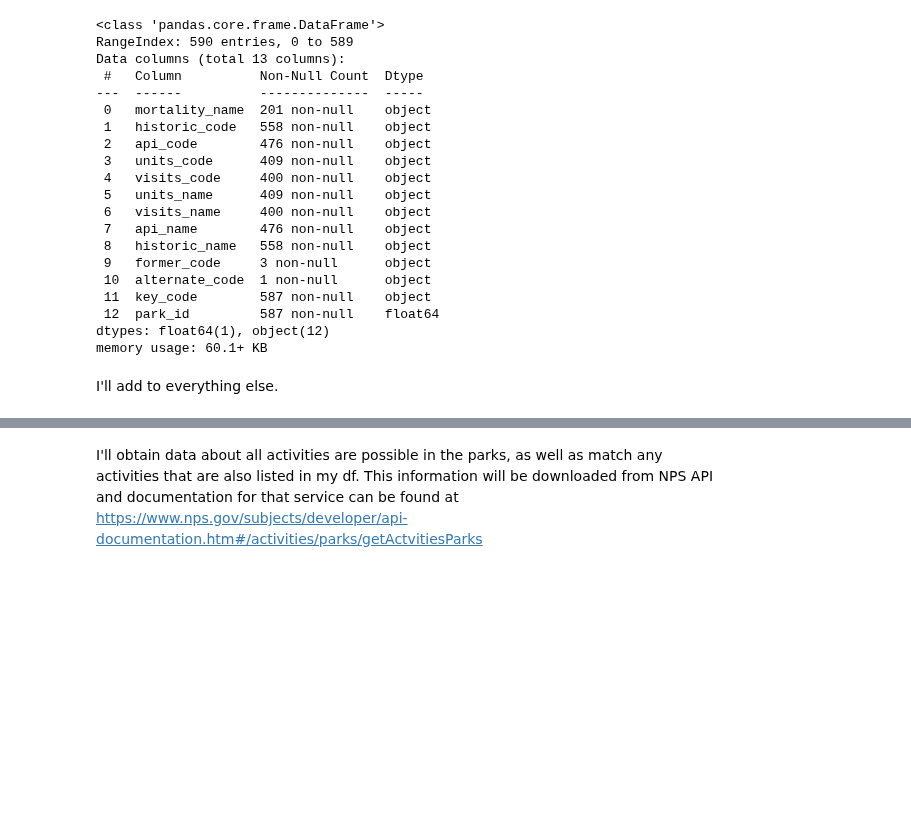
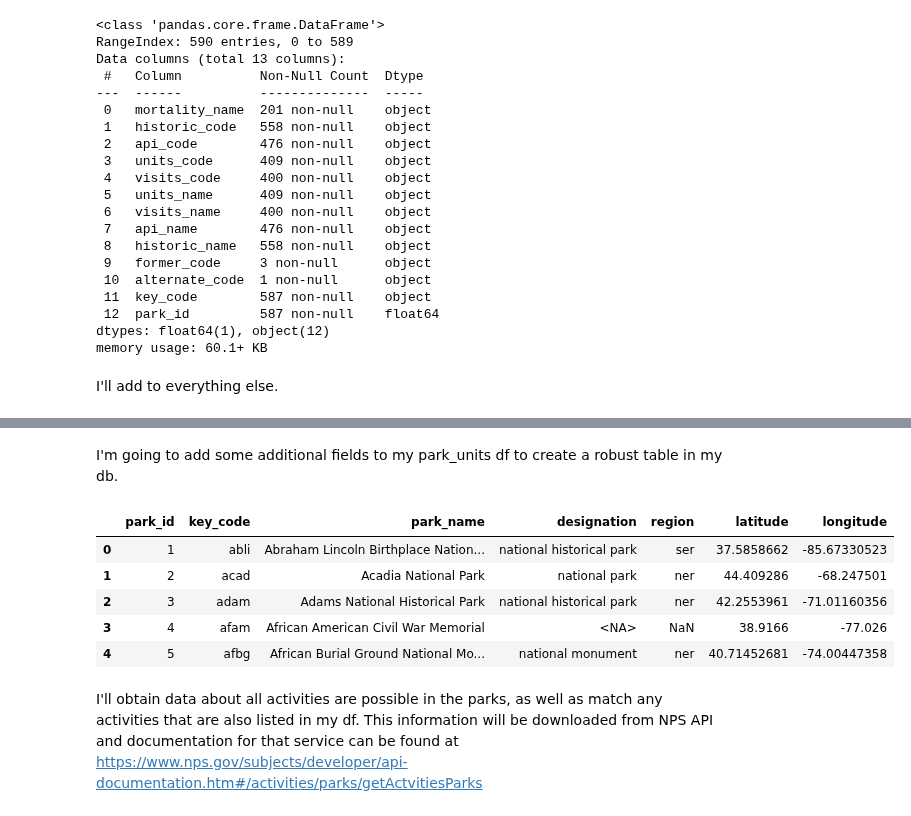
Before and after one commit to jeccalong/NPS_Mortality_Analysis, a Jupyter notebook: Notebooks/aquisitionAndCleaning.ipynb, the cells around one changed output, grey strips where cells are left out. Cells and saved outputs as stored; diff of their text form; code cells hidden in the pictures; blank space fills up the shorter version.

```diff
--- a/Notebooks/aquisitionAndCleaning.ipynb
+++ b/Notebooks/aquisitionAndCleaning.ipynb
@@ -2031,7 +2063,7 @@ df_visits.head(1)
 | 0 | 1 | 0 | 4960 | abli | abraham lincoln birthplace nhp | 2007 | Abraham Lincoln Birthplace NHP | ... |
 # %%
 #units
-df_units['park_id'] = df_units['units_code'].map(park_id_map)
+df_units['park_id'] = df_units['units_code'].map(park_id_map).astype('Int64')
 
 df_units.head(1)
 # %% [output]
@@ -2047,0 +2080,5 @@ df_historic_codes.head(1)
+# %%
+#API
+df_api_codes['park_id'] = df_api_codes['api_code'].map(park_id_map).astype('Int64')
+
+df_api_codes.head(1)
@@ -2048,3 +2088,51 @@ df_historic_codes.head(1)
+# %% [markdown]
+I'm going to add some additional fields to my park_units df to create a robust table in my db.
+# %%
+# Deduplicate source dataframes before merging
+df_api_codes_unique = df_api_codes[['park_id', 'original_api_name', 'designation', 'latitude', 'longitude']].drop_duplicates(subset='park_id')
+df_units_unique = df_units[['park_id', 'region']].drop_duplicates(subset='park_id')
+
+# Merge with df_api_codes to add name, designation, lat/lon
+df_park_units = df_park_units.merge(
+    df_api_codes_unique,
+    on='park_id',
+    how='left'
+)
+
+# Merge with df_units to add region
+df_park_units = df_park_units.merge(
+    df_units_unique,
+    on='park_id',
+    how='left'
+)
+
+# Rename original_api_name to park_name
+df_park_units = df_park_units.rename(columns={
+    'original_api_name': 'park_name'
+})
+
+# Ensure park_id stays as integer
+df_park_units['park_id'] = df_park_units['park_id'].astype('Int64')
+
+# Reorder columns
+df_park_units = df_park_units[[
+    'park_id',
+    'key_code',
+    'park_name',
+    'designation',
+    'region',
+    'latitude',
+    'longitude'
+]]
+
+df_park_units.head()
+# %% [output]
+|  | park_id | key_code | park_name | designation | region | latitude | longitude |
+| 0 | 1 | abli | Abraham Lincoln Birthplace Nation... | national historical park | ser | 37.5858662 | -85.67330523 |
+| 1 | 2 | acad | Acadia National Park | national park | ner | 44.409286 | -68.247501 |
+| 2 | 3 | adam | Adams National Historical Park | national historical park | ner | 42.2553961 | -71.01160356 |
+| 3 | 4 | afam | African American Civil War Memorial | <NA> | NaN | 38.9166 | -77.026 |
+| 4 | 5 | afbg | African Burial Ground National Mo... | national monument | ner | 40.71452681 | -74.00447358 |
 # %% [markdown]
 I'll obtain data about all activities are possible in the parks, as well as match any activities that are also listed in my df. This information will be downloaded from NPS API and documentation for that service can be found at https://www.nps.gov/subjects/developer/api-documentation.htm#/activities/parks/getActvitiesParks
 # %%
```
Also changed, not shown: parts of 19 cells of this notebook, 3 other files.
